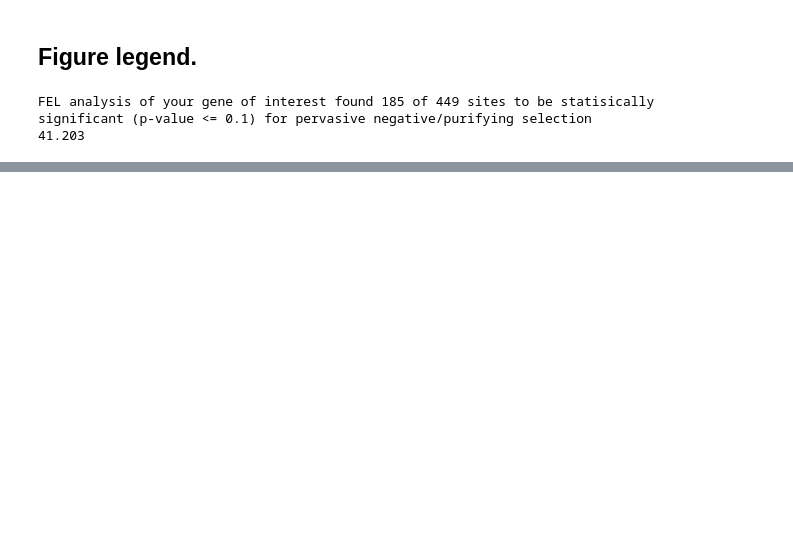
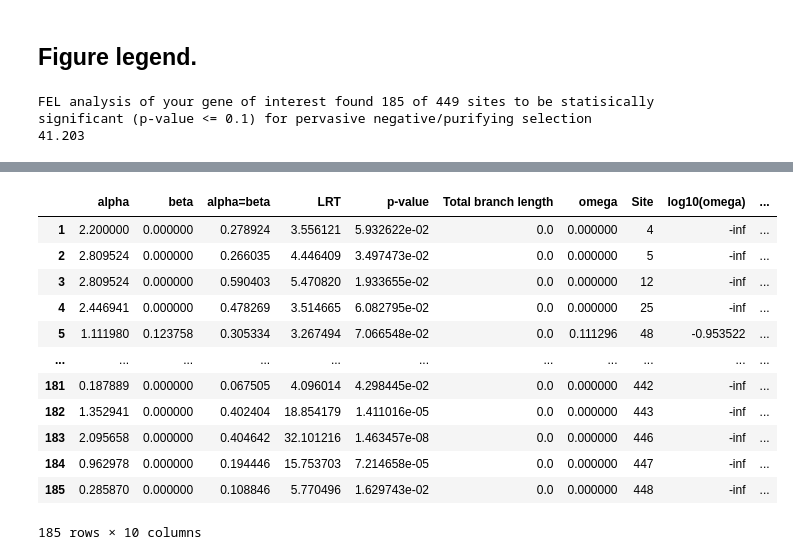
Before and after one commit to aglucaci/GeneInvestigator, a Jupyter notebook: notebooks/SummarizeFEL.ipynb, the cells around one changed output, grey strips where cells are left out. Saved outputs shown, nothing was run; the diff lists cells and outputs as text; code cells hidden in the pictures; blank space fills up the shorter version.

```diff
--- a/notebooks/SummarizeFEL.ipynb
+++ b/notebooks/SummarizeFEL.ipynb
@@ -253,0 +272,3 @@ FEL analysis of your gene of interest found 185 of 449 sites to be statisically
+# %%
+df_AlnMap = pd.read_csv("BDNF_AlignmentMap.csv")
+df_AlnMap
@@ -253,0 +289,32 @@ FEL analysis of your gene of interest found 185 of 449 sites to be statisically
+# %%
+mapping = []
+
+for site in negative_sites["Site"].to_list():
+    if site in df_AlnMap["AlignmentSite"].to_list():
+        for n, item in enumerate(df_AlnMap["AlignmentSite"].to_list()):
+            if item == site:
+                mapping.append(n+1)
+                break
+            #end if
+        #end for
+    else:
+        mapping.append(np.nan)
+    #end if
+#end for
+
+negative_sites["HumanBDNF"] = mapping
+negative_sites
+# %% [output]
+|  | alpha | beta | alpha=beta | LRT | p-value | Total branch length | omega | Site | log10(omega) | ... |
+| 1 | 2.200000 | 0.000000 | 0.278924 | 3.556121 | 5.932622e-02 | 0.0 | 0.000000 | 4 | -inf | ... |
+| 2 | 2.809524 | 0.000000 | 0.266035 | 4.446409 | 3.497473e-02 | 0.0 | 0.000000 | 5 | -inf | ... |
+| 3 | 2.809524 | 0.000000 | 0.590403 | 5.470820 | 1.933655e-02 | 0.0 | 0.000000 | 12 | -inf | ... |
+| 4 | 2.446941 | 0.000000 | 0.478269 | 3.514665 | 6.082795e-02 | 0.0 | 0.000000 | 25 | -inf | ... |
+| 5 | 1.111980 | 0.123758 | 0.305334 | 3.267494 | 7.066548e-02 | 0.0 | 0.111296 | 48 | -0.953522 | ... |
+| ... | ... | ... | ... | ... | ... | ... | ... | ... | ... | ... |
+| 181 | 0.187889 | 0.000000 | 0.067505 | 4.096014 | 4.298445e-02 | 0.0 | 0.000000 | 442 | -inf | ... |
+| 182 | 1.352941 | 0.000000 | 0.402404 | 18.854179 | 1.411016e-05 | 0.0 | 0.000000 | 443 | -inf | ... |
+| 183 | 2.095658 | 0.000000 | 0.404642 | 32.101216 | 1.463457e-08 | 0.0 | 0.000000 | 446 | -inf | ... |
+| 184 | 0.962978 | 0.000000 | 0.194446 | 15.753703 | 7.214658e-05 | 0.0 | 0.000000 | 447 | -inf | ... |
+| 185 | 0.285870 | 0.000000 | 0.108846 | 5.770496 | 1.629743e-02 | 0.0 | 0.000000 | 448 | -inf | ... |
+185 rows × 10 columns
```
Also changed, not shown: parts of 4 cells of this notebook, 5 other files.
